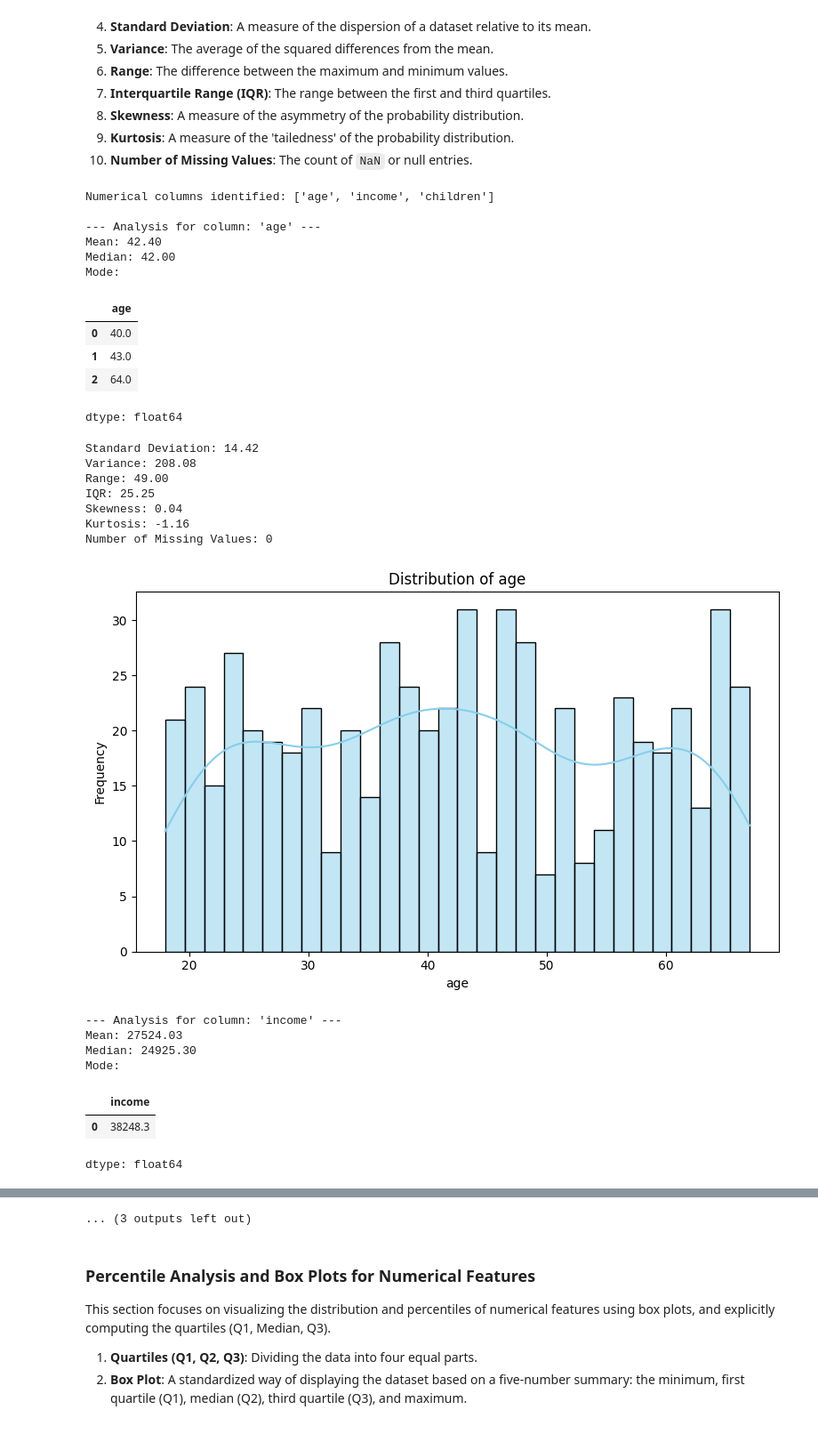
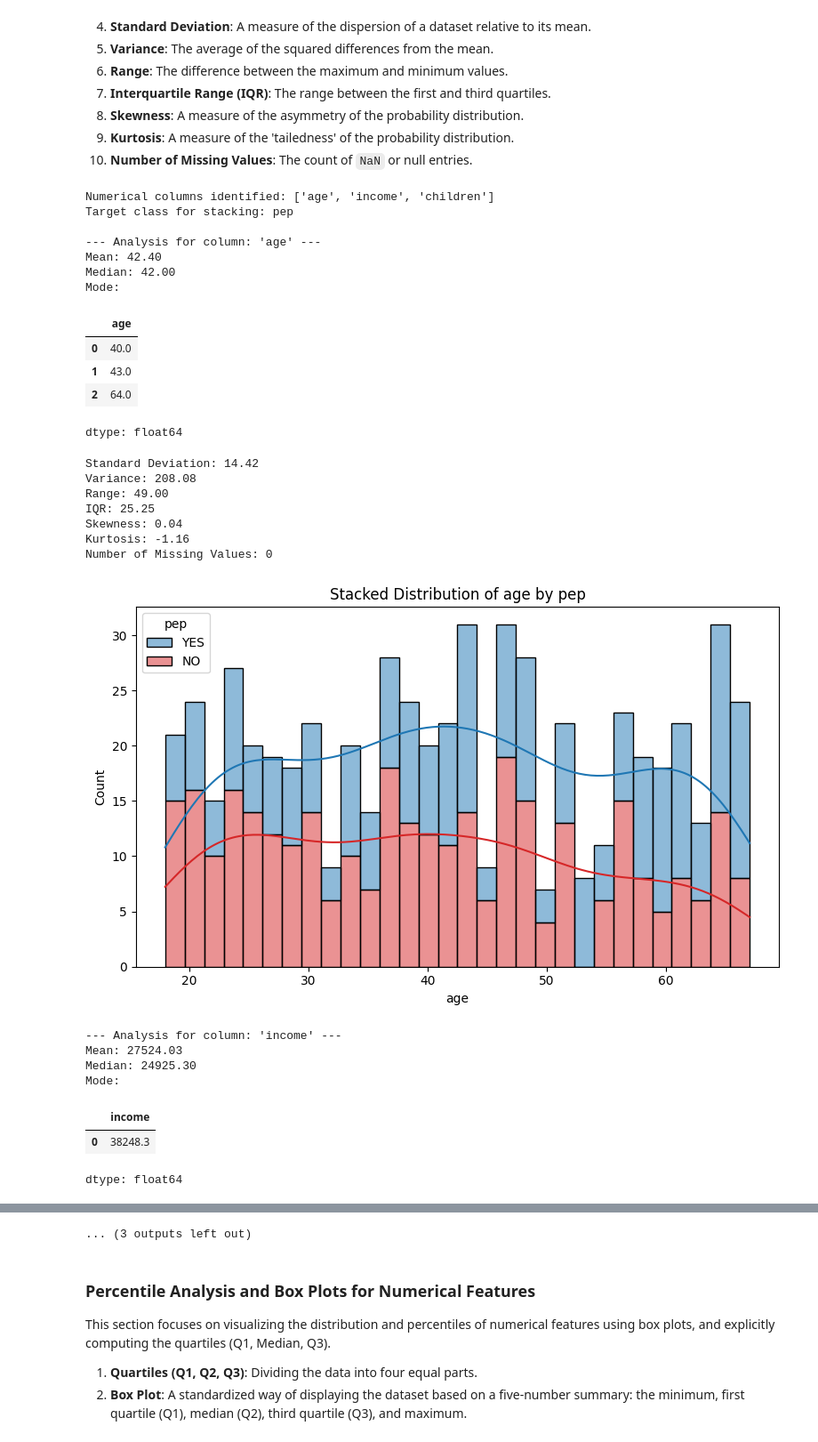
Before and after one commit to matteogolfarelli/DataCentricAI, a Jupyter notebook: Data Understanding/Statistical_Summary - Univariate.ipynb, the cells around one changed output, grey strips where cells are left out. Shown at 89% size. Cells and saved outputs as stored; diff of their text form; code cells hidden in the pictures.

```diff
--- a/Data Understanding/Statistical_Summary - Univariate.ipynb
+++ b/Data Understanding/Statistical_Summary - Univariate.ipynb
@@ -73,6 +73,10 @@ target_col = 'pep'
 
 print(f"Categorical features: {categorical_cols}")
 print(f"Target class for stacking: {target_col}")
+
+# Define custom red and blue color palette
+# Using Blue for NO and Red for YES
+custom_palette = ['#1f77b4', '#d62728']
 
 for col in categorical_cols:
     print(f"\n--- Analysis and Stacked Distribution for: '{col}' relative to '{target_col}' ---")
@@ -86,7 +90,6 @@ for col in categorical_cols:
     fig, ax = plt.subplots(figsize=(8, 6))
     categories = crosstab_df.index
     bottom = pd.Series(0.0, index=categories)
-    colors = sns.color_palette('viridis', n_colors=len(crosstab_df.columns))
 
     # Total count for each attribute value to calculate percentages
     totals = crosstab_df.sum(axis=1)
@@ -94,7 +97,7 @@ for col in categorical_cols:
     # Plot stacked segments for each class value of the target
     for idx, target_val in enumerate(crosstab_df.columns):
         count_values = crosstab_df[target_val]
-        ax.bar(categories, count_values, bottom=bottom, label=f"{target_col}={target_val}", color=colors[idx], width=0.5)
+        ax.bar(categories, count_values, bottom=bottom, label=f"{target_col}={target_val}", color=custom_palette[idx], width=0.5)
 
         # Annotate each segment with its percentage of the subtotal
         for cat in categories:
@@ -104,7 +107,7 @@ for col in categorical_cols:
                 pct = (count / subtotal) * 100
                 ax.text(cat, bottom[cat] + count/2, f"{pct:.1f}%",
                         ha='center', va='center', fontweight='bold',
-                        color='white' if idx == 0 else 'black')
+                        color='white')
         bottom += count_values
 
     plt.title(f'Stacked Count of {target_col} by {col}')
@@ -188,8 +191,13 @@ import seaborn as sns
 
 # Identify numerical columns
 numerical_cols = df.select_dtypes(include=np.number).columns
+target_col = 'pep'
 
 print(f"Numerical columns identified: {list(numerical_cols)}")
+print(f"Target class for stacking: {target_col}")
+
+# Define custom red and blue color palette
+custom_palette = ['#1f77b4', '#d62728']
 
 for col in numerical_cols:
     print(f"\n--- Analysis for column: '{col}' ---")
@@ -233,38 +241,39 @@ for col in numerical_cols:
     kurt_value = df[col].kurtosis()
     print(f"Kurtosis: {kurt_value:.2f}")
 
     # 10. Number of Missing Values
     missing_values = df[col].isnull().sum()
     print(f"Number of Missing Values: {missing_values}")
 
-    # Plot data distribution (Histogram)
+    # Plot stacked histogram by target class 'pep' with red and blue palette
     plt.figure(figsize=(8, 5))
-    sns.histplot(df[col], kde=True, bins=30, color='skyblue')
-    plt.title(f'Distribution of {col}')
+    sns.histplot(data=df, x=col, hue=target_col, multiple='stack', kde=True, bins=30, palette=custom_palette)
+    plt.title(f'Stacked Distribution of {col} by {target_col}')
     plt.xlabel(col)
-    plt.ylabel('Frequency')
+    plt.ylabel('Count')
     plt.tight_layout()
     plt.show()
 # %% [output]
 Numerical columns identified: ['age', 'income', 'children']
+Target class for stacking: pep
 
 --- Analysis for column: 'age' ---
 Mean: 42.40
 Median: 42.00
 Mode:
 |  | age |
 | 0 | 40.0 |
 | 1 | 43.0 |
 | 2 | 64.0 |
 dtype: float64
 Standard Deviation: 14.42
 Variance: 208.08
 Range: 49.00
 IQR: 25.25
 Skewness: 0.04
 Kurtosis: -1.16
 Number of Missing Values: 0
-[figure, old version]
+[figure, new version]
 --- Analysis for column: 'income' ---
 Mean: 27524.03
 Median: 24925.30
```
Also changed, not shown: parts of 3 cells of this notebook.
